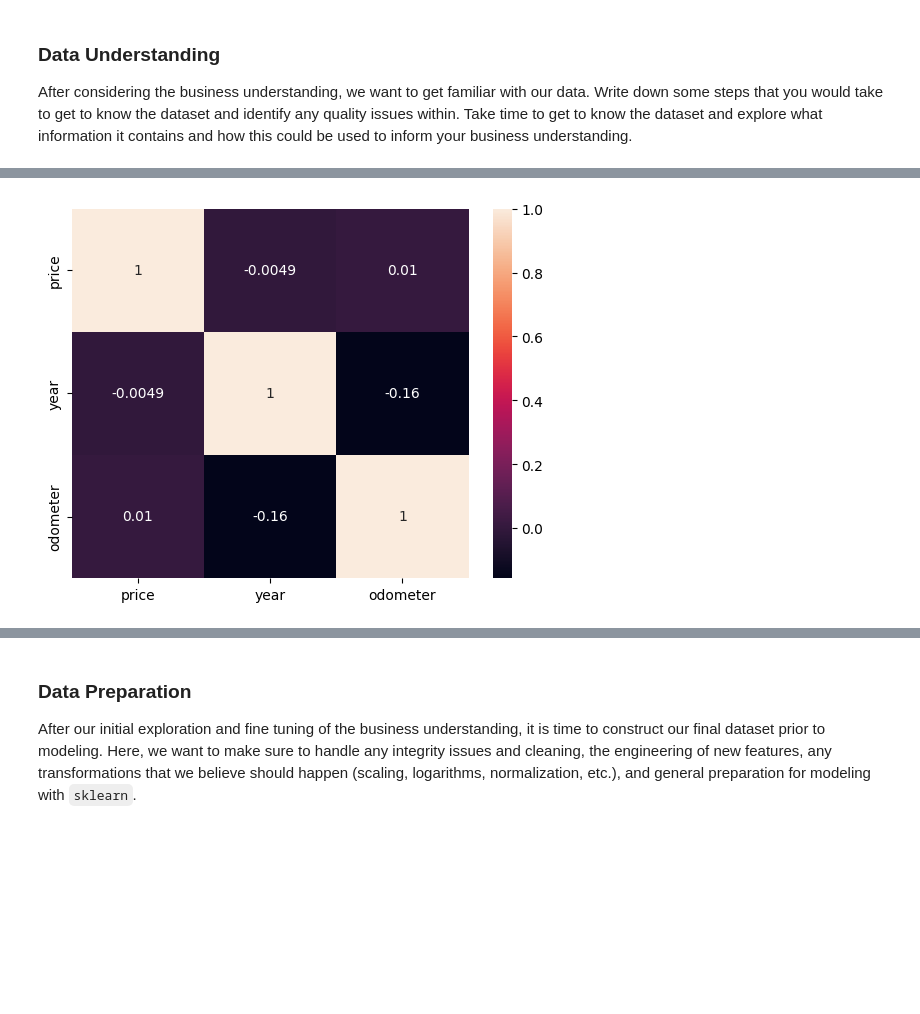
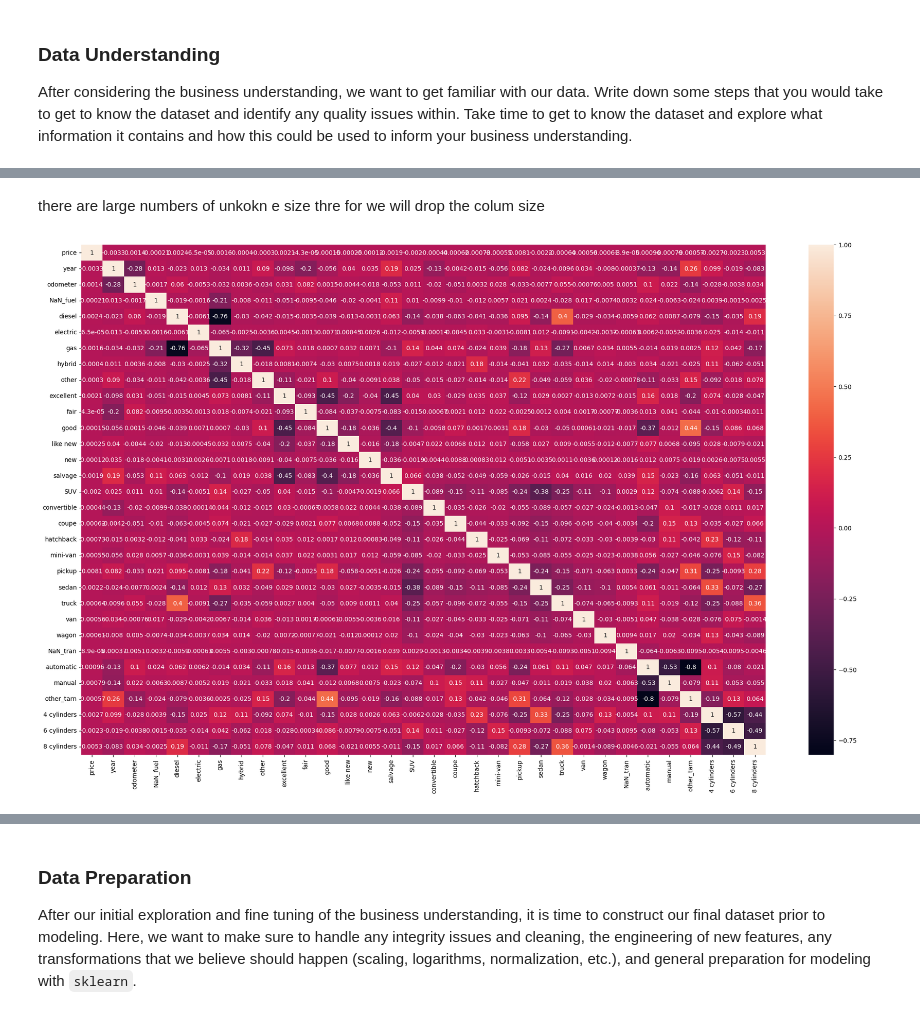
Before and after one commit to rvadavia/Assignment--11, a Jupyter notebook: UsedCraAIML.ipynb, the cells around one changed output, grey strips where cells are left out. Saved outputs shown, nothing was run; the diff lists cells and outputs as text; code cells hidden in the pictures; blank space fills up the shorter version.

```diff
--- a/UsedCraAIML.ipynb
+++ b/UsedCraAIML.ipynb
@@ -119,0 +262,2 @@ KeyboardInterrupt:
+# %% [markdown]
+there are large numbers of unkokn e size thre for we will drop the colum size
@@ -120,6 +279,32 @@ KeyboardInterrupt:
+# %%
+
+one_hot = pd.get_dummies(UsedCar_data_r2['condition'])
+UsedCar_data_r2 = UsedCar_data_r2.drop('condition',axis = 1)
+UsedCar_data_r2 = UsedCar_data_r2.join(one_hot)
+
+# UsedCar_data_r4 = pd.get_dummies(UsedCar_data_r3['condition'])
+# UsedCar_data_r5 = pd.get_dummies(UsedCar_data_r4['cylinders'])
+# UsedCar_data_r6 = pd.get_dummies(UsedCar_data_r5['type'])
+# UsedCar_data_r7 = pd.get_dummies(UsedCar_data_r6['transmission'])
+# %%
+#UsedCar_data_r2['type'].unique()
+one_hot = pd.get_dummies(UsedCar_data_r2['type'])
+UsedCar_data_r2 = UsedCar_data_r2.drop('type',axis = 1)
+UsedCar_data_r2 = UsedCar_data_r2.join(one_hot)
+# %%
+UsedCar_data_r2['transmission'] = UsedCar_data_r2['transmission'].replace('other','other_tarn')
+
+one_hot = pd.get_dummies(UsedCar_data_r2['transmission'])
+UsedCar_data_r2 = UsedCar_data_r2.drop('transmission',axis = 1)
+UsedCar_data_r2 = UsedCar_data_r2.join(one_hot)
+# %%
+one_hot = pd.get_dummies(UsedCar_data_r2['cylinders'])
+UsedCar_data_r2 = UsedCar_data_r2.drop('cylinders',axis = 1)
+UsedCar_data_r2 = UsedCar_data_r2.join(one_hot)
 # %%
-corr_matrix = UsedCar_data_r2.corr()
+plt.figure(figsize = (25,15))
+corr_matrix = UsedCar_data_r2.corr(numeric_only = True)
 sns.heatmap(corr_matrix, annot=True)
 plt.show()
 # %% [output]
-[figure, old version]
+[figure, new version]
```
Also changed, not shown: parts of 25 cells of this notebook, 3 other files.
